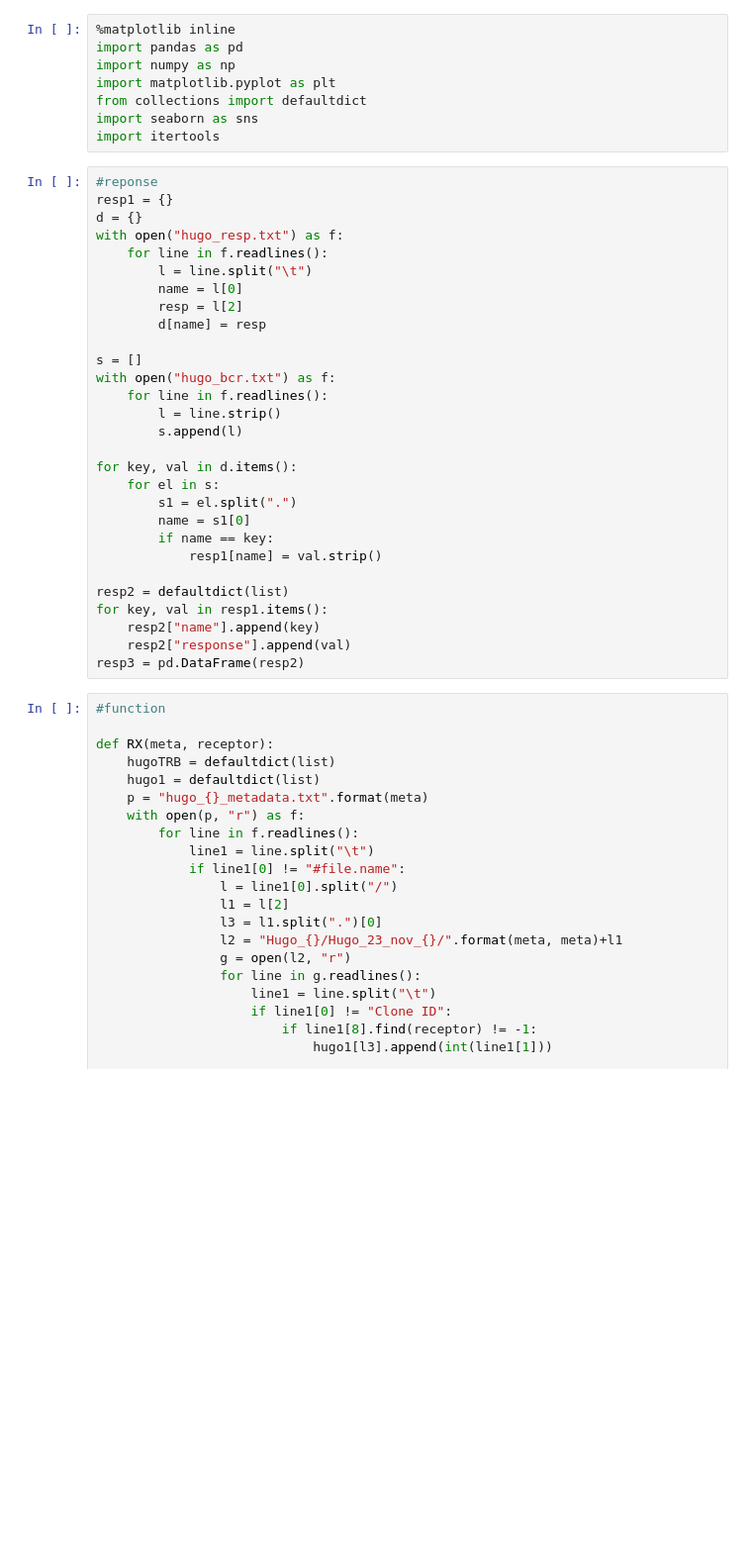
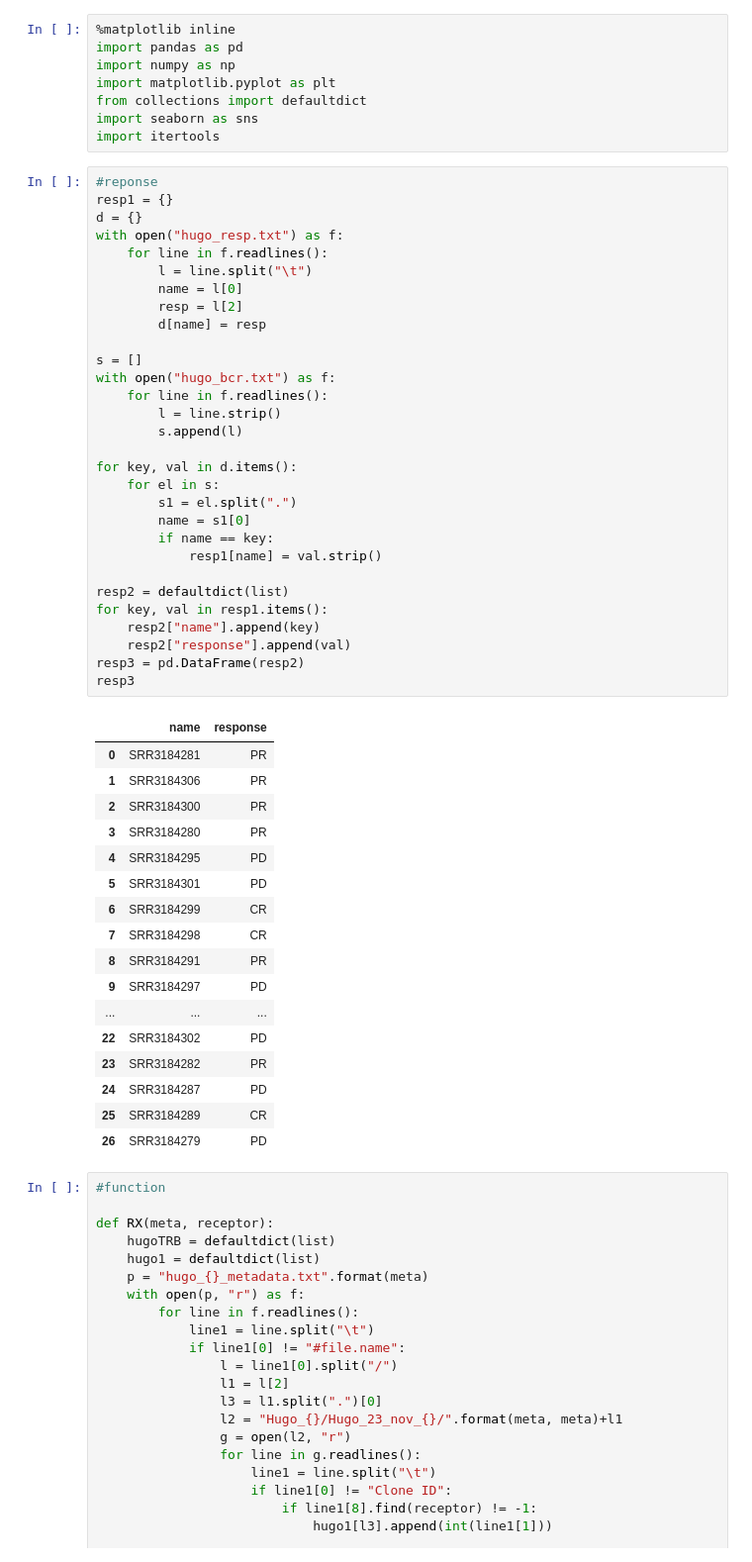
Before and after one commit to antigenomics/til-tcr-analysis, a Jupyter notebook: data/new_data_stats.ipynb, the cells around one changed output. Shown at 99% size. Cells and saved outputs as stored; diff of their text form; blank space fills up the shorter version.

```diff
--- a/data/new_data_stats.ipynb
+++ b/data/new_data_stats.ipynb
@@ -13,32 +13,51 @@ import itertools
 # %%
 #reponse
 resp1 = {}
 d = {}
 with open("hugo_resp.txt") as f:
     for line in f.readlines():
         l = line.split("\t")
         name = l[0]
         resp = l[2]
         d[name] = resp
 
 s = []
 with open("hugo_bcr.txt") as f:
     for line in f.readlines():
         l = line.strip()
         s.append(l)
 
 for key, val in d.items():
     for el in s:
         s1 = el.split(".")
         name = s1[0]
         if name == key:
             resp1[name] = val.strip()
 
 resp2 = defaultdict(list)
 for key, val in resp1.items():
     resp2["name"].append(key)
     resp2["response"].append(val)
 resp3 = pd.DataFrame(resp2)
+resp3
+# %% [output]
+|  | name | response |
+| 0 | SRR3184281 | PR |
+| 1 | SRR3184306 | PR |
+| 2 | SRR3184300 | PR |
+| 3 | SRR3184280 | PR |
+| 4 | SRR3184295 | PD |
+| 5 | SRR3184301 | PD |
+| 6 | SRR3184299 | CR |
+| 7 | SRR3184298 | CR |
+| 8 | SRR3184291 | PR |
+| 9 | SRR3184297 | PD |
+| ... | ... | ... |
+| 22 | SRR3184302 | PD |
+| 23 | SRR3184282 | PR |
+| 24 | SRR3184287 | PD |
+| 25 | SRR3184289 | CR |
+| 26 | SRR3184279 | PD |
 # %%
 #function
 
```
Also changed, not shown: parts of 3 cells of this notebook, 58 other files.
